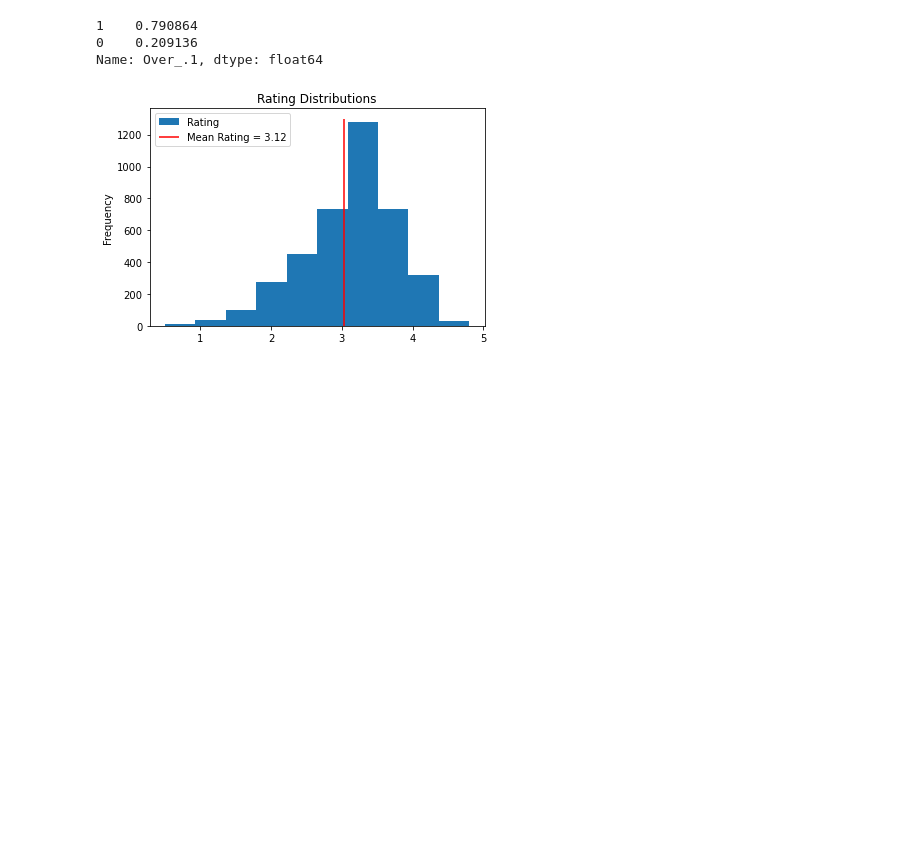
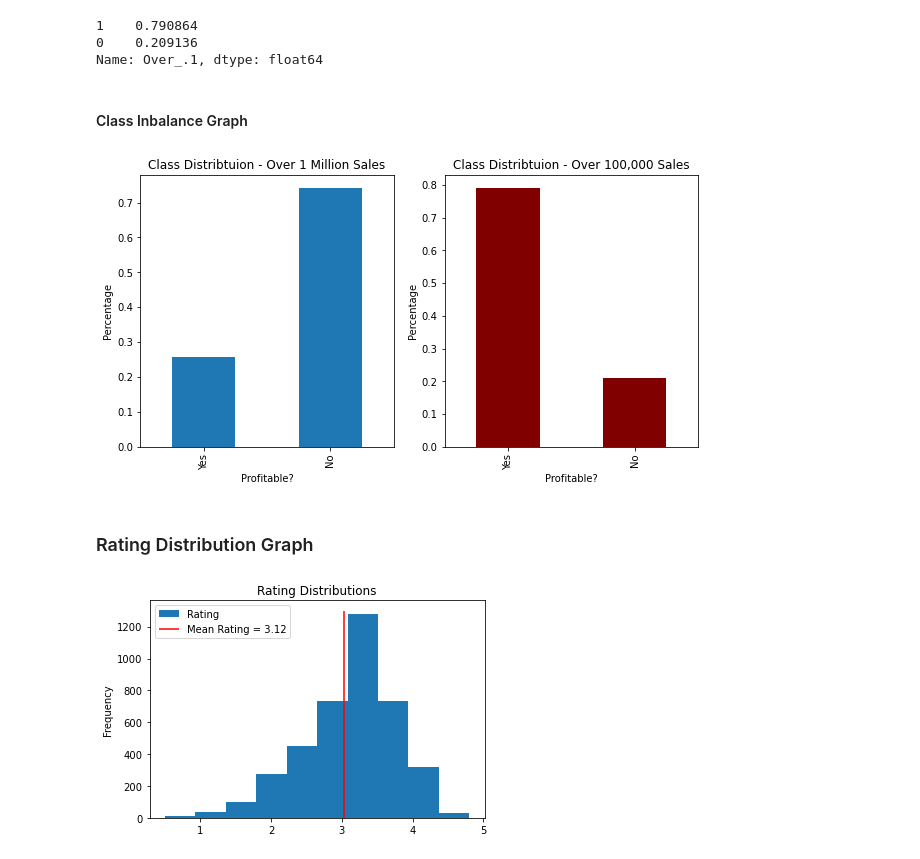
Before and after one commit to Tommyphung1/Predicting-Video-Games-Profit-with-Genres, a Jupyter notebook: Final_Notebook.ipynb, the cells around one changed output. Drawn from its saved outputs; the diff is of its cells as text; code cells hidden in the pictures; blank space fills up the shorter version.

Commit message:
Added text, graphs

```diff
--- a/Final_Notebook.ipynb
+++ b/Final_Notebook.ipynb
@@ -98,6 +93,26 @@ final_df['Over_.1'].value_counts(normalize= True)
 1    0.790864
 0    0.209136
 Name: Over_.1, dtype: float64
+# %% [markdown]
+#### Class Inbalance Graph
+# %%
+fig, ax = plt.subplots(ncols= 2, figsize = (10,5))
+
+final_df['Over_1'].value_counts(normalize= True,ascending= True).plot(kind = 'bar', ax = ax[0])
+ax[0].set_title('Class Distribution - Over 1 Million Sales');
+ax[0].set_xlabel('Profitable?')
+ax[0].set_xticklabels(['Yes', 'No'])
+ax[0].set_ylabel('Percentage');
+
+final_df['Over_.1'].value_counts(normalize= True).plot(kind = 'bar', ax = ax[1], color = 'maroon')
+ax[1].set_title('Class Distribution - Over 100,000 Sales');
+ax[1].set_xlabel('Profitable?')
+ax[1].set_xticklabels(['Yes', 'No']);
+ax[1].set_ylabel('Percentage');
+# %% [output]
+[figure, added]
+# %% [markdown]
+### Rating Distribution Graph
 # %%
 ### Rating Distrbution
 final_df[final_df.Rating >= 0].Rating.plot(kind = 'hist', title = 'Rating Distributions', xlabel = 'Rating', sharex = False);
```
Also changed, not shown: parts of 13 cells of this notebook.
